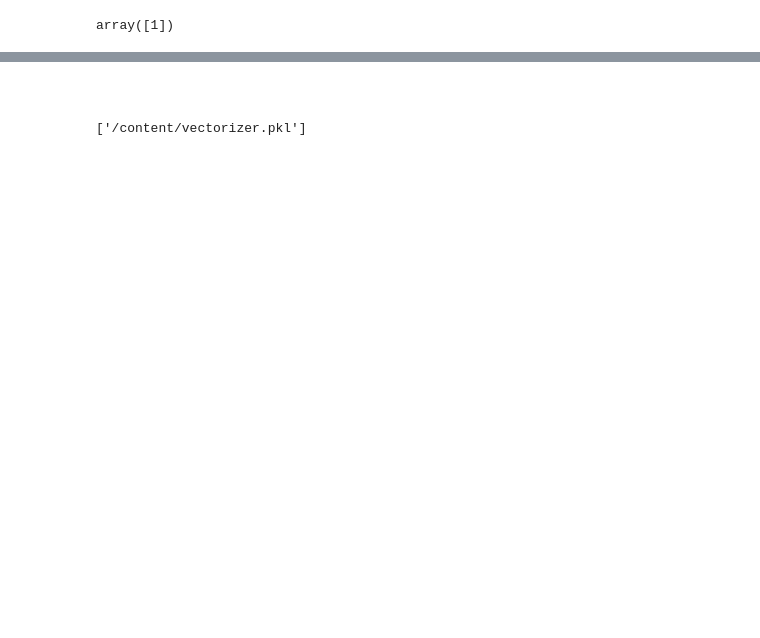
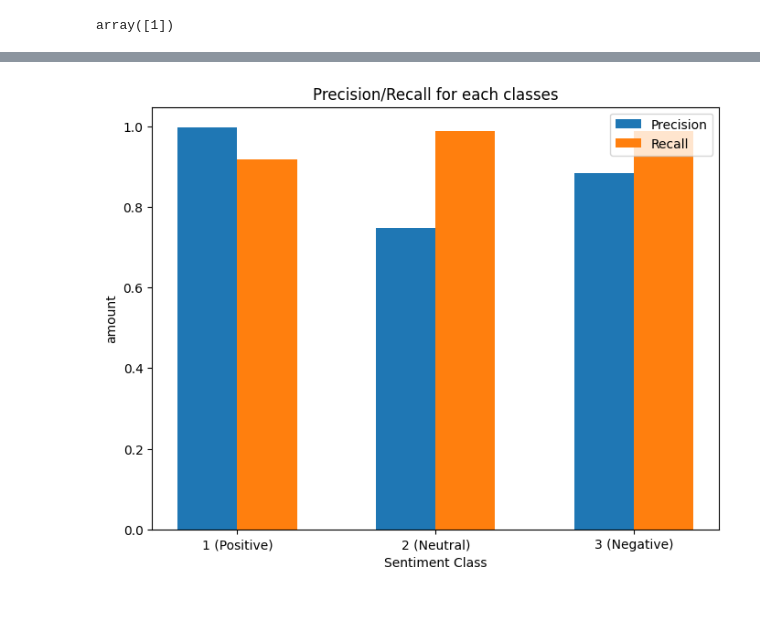
Before and after one commit to MohammadBeyzaei/digikala_sentiment, a Jupyter notebook: digikala_sentiment.ipynb, the cells around one changed output, grey strips where cells are left out. Saved outputs shown, nothing was run; the diff lists cells and outputs as text; code cells hidden in the pictures; blank space fills up the shorter version.

```diff
--- a/digikala_sentiment.ipynb
+++ b/digikala_sentiment.ipynb
@@ -291,9 +318,36 @@ array([1])
+# %%
+from sklearn.metrics import precision_score, recall_score
+import matplotlib.pyplot as plt
+
+# حساب کردن precision و recall برای هر کلاس
+precision = [precision_score(y_test, y_pred, average=None, labels=[1])[0],
+             precision_score(y_test, y_pred, average=None, labels=[2])[0],
+             precision_score(y_test, y_pred, average=None, labels=[3])[0]]
+
+recall = [recall_score(y_test, y_pred, average=None, labels=[1])[0],
+          recall_score(y_test, y_pred, average=None, labels=[2])[0],
+          recall_score(y_test, y_pred, average=None, labels=[3])[0]]
+
+# رسم نمودار
+labels = ['1 (Positive)', '2 (Neutral)', '3 (Negative)']
+x = range(3)
+
+fig, ax = plt.subplots(figsize=(8, 6))
+bar_width = 0.3
+
+# رسم precision و recall
+ax.bar(x, precision, bar_width, label='Precision')
+ax.bar([p + bar_width for p in x], recall, bar_width, label='Recall')
+
+ax.set_xlabel('Sentiment Class')
+ax.set_ylabel('amount')
+ax.set_xticks([p + bar_width / 2 for p in x])
+ax.set_xticklabels(labels)
+ax.legend()
+
+plt.title('Precision/Recall for each classes')
+plt.show()
+# %% [output]
+[figure, added]
 # %% [markdown]
 #
-# %%
-import joblib
-
-joblib.dump(Mn, '/content/sentiment_model.pkl')
-joblib.dump(vectorizer, '/content/vectorizer.pkl')
-# %% [output]
-['/content/vectorizer.pkl']
```
Also changed, not shown: parts of 29 cells of this notebook.
